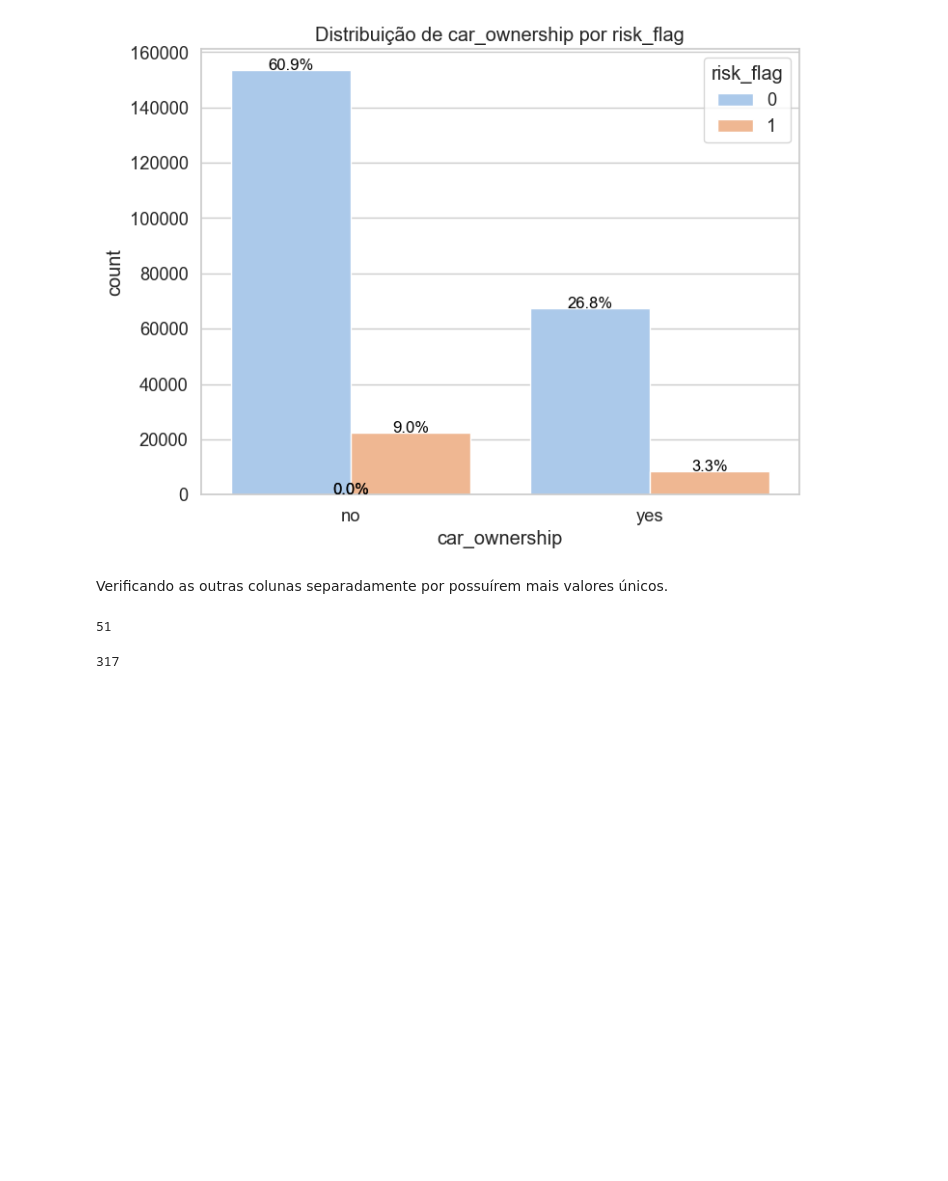
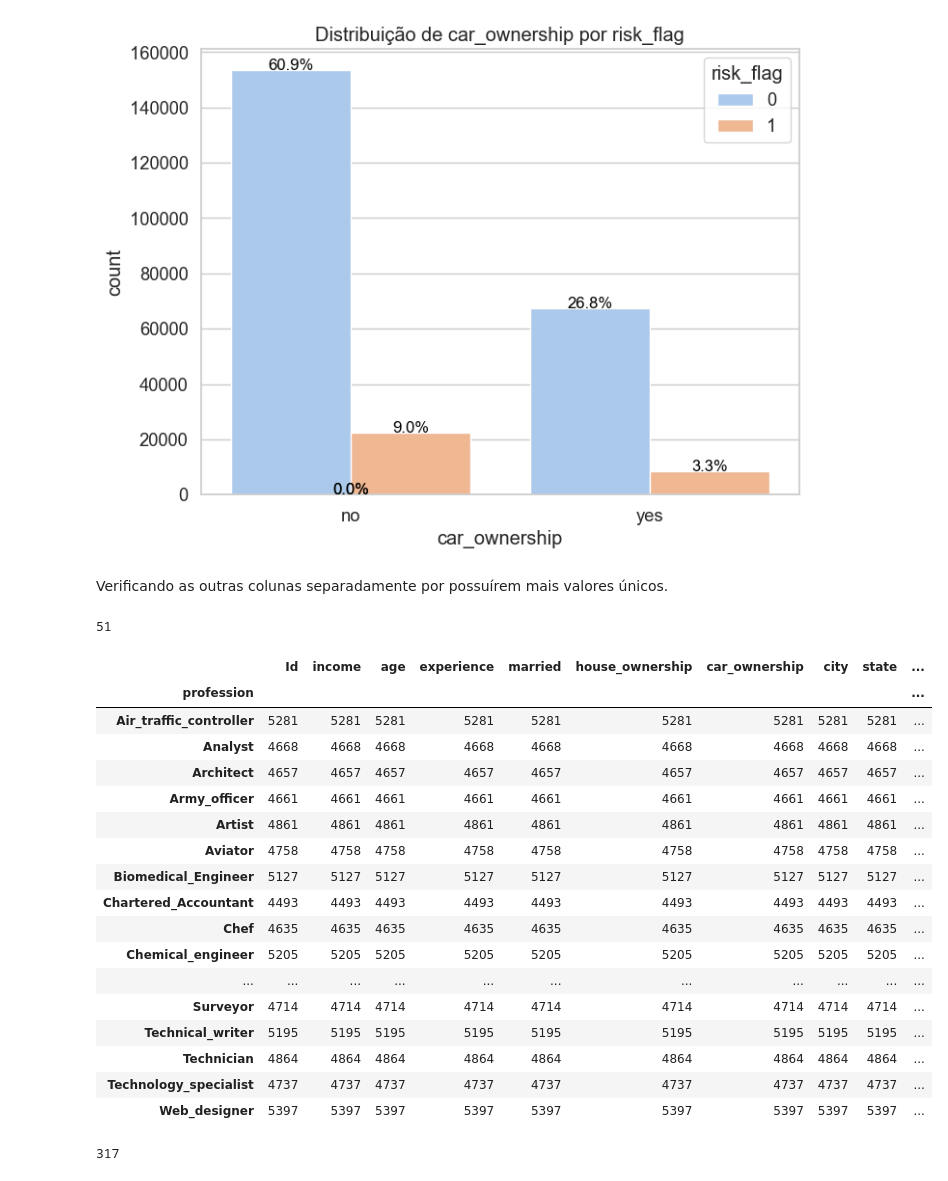
Before and after one commit to GabriellyAnisio/ML_credit_risk_classification, a Jupyter notebook: 1. data_explore_preprocessing.ipynb, the cells around one changed output. Saved outputs shown, nothing was run; the diff lists cells and outputs as text; code cells hidden in the pictures; blank space fills up the shorter version.

```diff
--- a/1. data_explore_preprocessing.ipynb
+++ b/1. data_explore_preprocessing.ipynb
@@ -291,6 +293,27 @@ profession = df.groupby('profession')
 len(profession)
 # %% [output]
 51
+# %%
+profession.count()
+# %% [output]
+|  | Id | income | age | experience | married | house_ownership | car_ownership | city | state | ... |
+| profession |  |  |  |  |  |  |  |  |  | ... |
+| Air_traffic_controller | 5281 | 5281 | 5281 | 5281 | 5281 | 5281 | 5281 | 5281 | 5281 | ... |
+| Analyst | 4668 | 4668 | 4668 | 4668 | 4668 | 4668 | 4668 | 4668 | 4668 | ... |
+| Architect | 4657 | 4657 | 4657 | 4657 | 4657 | 4657 | 4657 | 4657 | 4657 | ... |
+| Army_officer | 4661 | 4661 | 4661 | 4661 | 4661 | 4661 | 4661 | 4661 | 4661 | ... |
+| Artist | 4861 | 4861 | 4861 | 4861 | 4861 | 4861 | 4861 | 4861 | 4861 | ... |
+| Aviator | 4758 | 4758 | 4758 | 4758 | 4758 | 4758 | 4758 | 4758 | 4758 | ... |
+| Biomedical_Engineer | 5127 | 5127 | 5127 | 5127 | 5127 | 5127 | 5127 | 5127 | 5127 | ... |
+| Chartered_Accountant | 4493 | 4493 | 4493 | 4493 | 4493 | 4493 | 4493 | 4493 | 4493 | ... |
+| Chef | 4635 | 4635 | 4635 | 4635 | 4635 | 4635 | 4635 | 4635 | 4635 | ... |
+| Chemical_engineer | 5205 | 5205 | 5205 | 5205 | 5205 | 5205 | 5205 | 5205 | 5205 | ... |
+| ... | ... | ... | ... | ... | ... | ... | ... | ... | ... | ... |
+| Surveyor | 4714 | 4714 | 4714 | 4714 | 4714 | 4714 | 4714 | 4714 | 4714 | ... |
+| Technical_writer | 5195 | 5195 | 5195 | 5195 | 5195 | 5195 | 5195 | 5195 | 5195 | ... |
+| Technician | 4864 | 4864 | 4864 | 4864 | 4864 | 4864 | 4864 | 4864 | 4864 | ... |
+| Technology_specialist | 4737 | 4737 | 4737 | 4737 | 4737 | 4737 | 4737 | 4737 | 4737 | ... |
+| Web_designer | 5397 | 5397 | 5397 | 5397 | 5397 | 5397 | 5397 | 5397 | 5397 | ... |
 # %%
 city = df.groupby('city')
 len(city)
```
Also changed, not shown: parts of 38 cells of this notebook, 2 other files.
